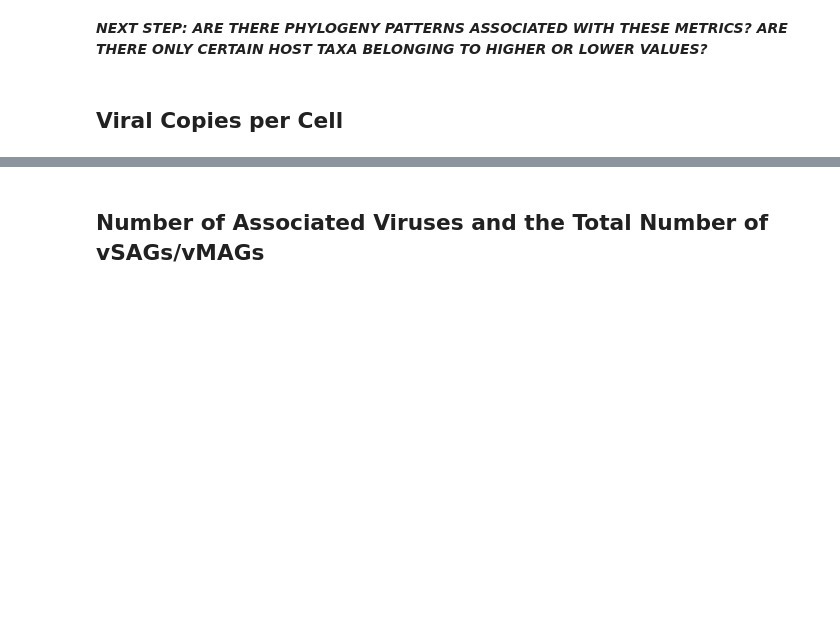
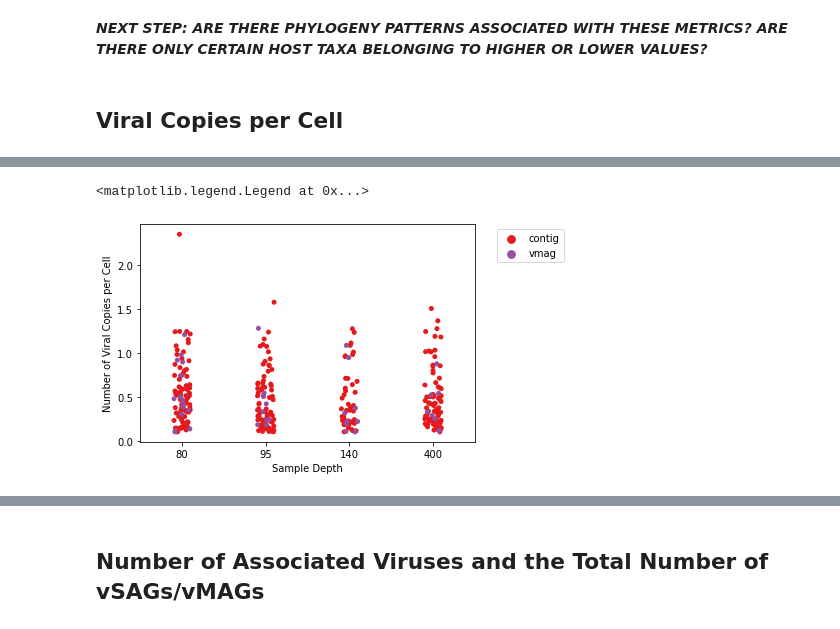
Before and after one commit to mdherring/OMZ_MH_Analysis, a Jupyter notebook: preliminary_analysis/01_proximeta_summary.ipynb, the cells around one changed output, grey strips where cells are left out. Drawn from its saved outputs; the diff is of its cells as text; code cells hidden in the pictures; blank space fills up the shorter version.

```diff
--- a/preliminary_analysis/01_proximeta_summary.ipynb
+++ b/preliminary_analysis/01_proximeta_summary.ipynb
@@ -252,4 +261,5 @@ A higher value means more linkage between the host and the virus.
 # %% [markdown]
 ## Viral Copies per Cell
 # %%
-viruses = pd.concat([proximeta.groupby('virus_type').get_group('contig'),proximeta.groupby('virus_type').get_group('vmag')])
+viruses = pd.concat([proximeta.groupby('virus_type').get_group('contig'),proximeta.groupby('virus_type').get_group('vmag'), ])
+# Unassociated vmags are left out of this analysis because they don't have hosts and therefore don't have this metric.
@@ -256,6 +297,12 @@ viruses = pd.concat([proximeta.groupby('virus_type').get_group('contig'),proxime
 # %%
 # create a jitterplot of vmag_assoc data frame with sample_depth on the x-axis, viral_copies_per_cell on the y-axis, and the data points colored by virus_type
-sns.stripplot(x='sample_depth', y='viral_copies_per_cell', data=viruses, jitter=True, hue='virus_type',palette=sns.color_palette('Set1'))
+
+custom_palette = {'contig': '#e41a1c', 'vmag': '#984ea3'}
+
+sns.stripplot(x='sample_depth', y='viral_copies_per_cell', data=viruses, jitter=True, hue='virus_type',palette=custom_palette)
 plt.xlabel('Sample Depth')
 plt.ylabel('Number of Viral Copies per Cell')
-plt.legend(bbox_to_anchor=(1.4, 1.05),title='')
+plt.legend(title='', bbox_to_anchor=(1.05, 1), loc='upper left')
+# %% [output]
+<matplotlib.legend.Legend at 0x...>
+[figure, added]
```
Also changed, not shown: parts of 25 cells of this notebook, 1 other file.
